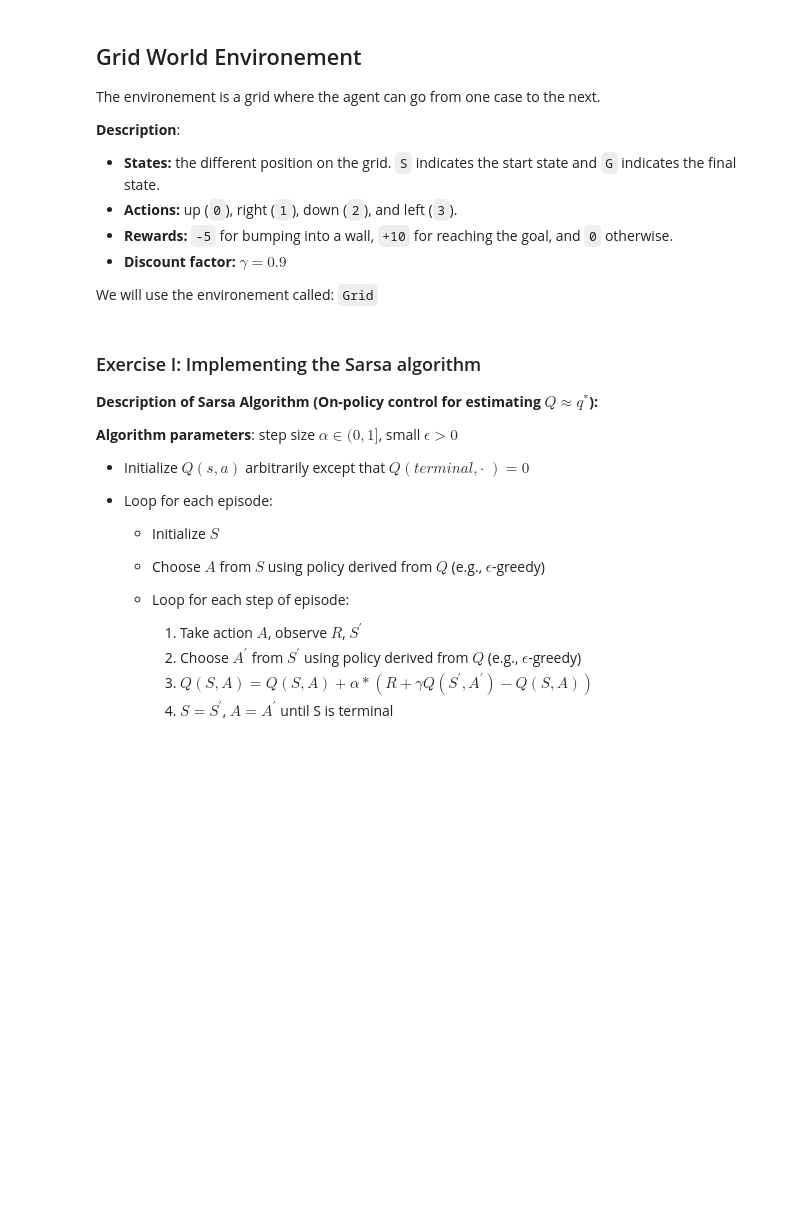
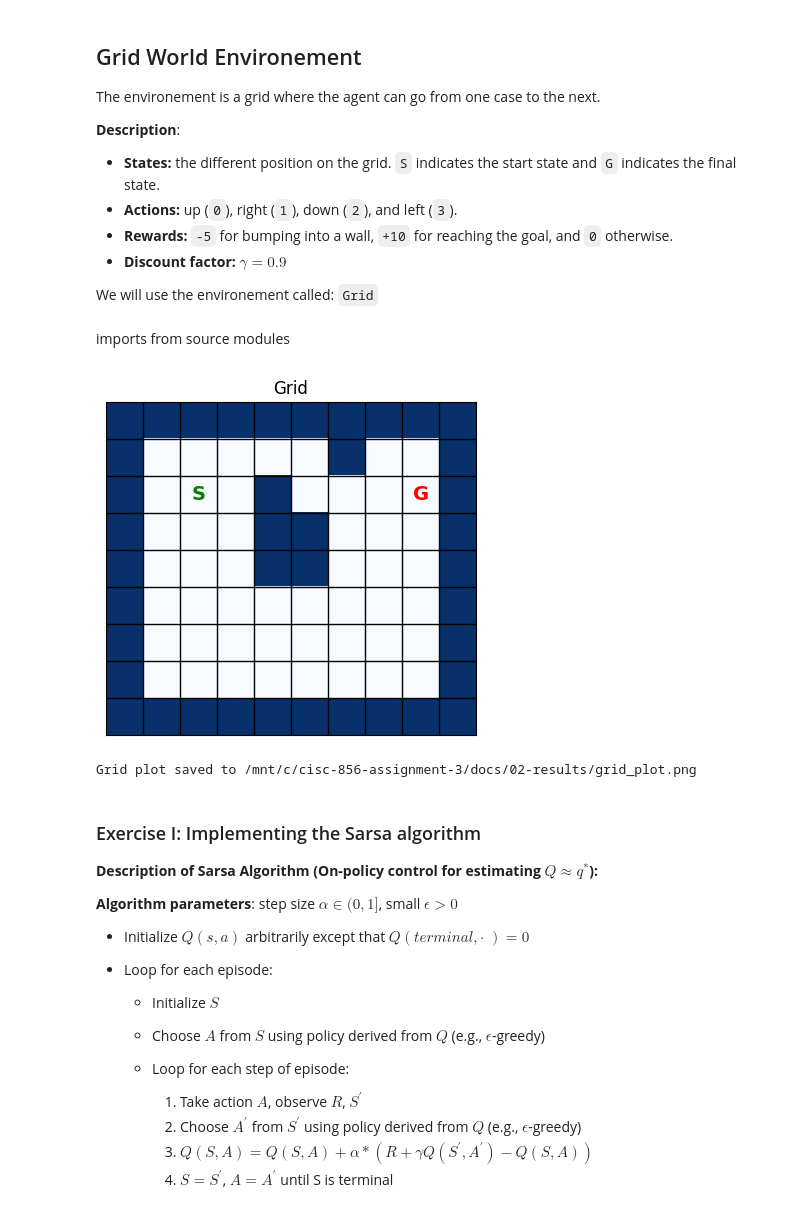
Before and after one commit to elsayedelmandoh/cisc-856-assignment-3, a Jupyter notebook: notebooks/01-assignment-3.ipynb, the cells around one changed output. Cells and saved outputs as stored; diff of their text form; code cells hidden in the pictures; blank space fills up the shorter version.

Commit message:
finished full assignment

```diff
--- a/notebooks/01-assignment-3.ipynb
+++ b/notebooks/01-assignment-3.ipynb
@@ -208,0 +42,2 @@ def visualise_policy(grid, agent):
+# %% [markdown]
+imports from source modules
@@ -209,3 +58,15 @@ def visualise_policy(grid, agent):
+# %%
+grid = Grid()
+fig = grid.plot_grid()
+plt.tight_layout()
+os.makedirs(FIGURES_DIR, exist_ok=True)
+plt.savefig(os.path.join(FIGURES_DIR, 'grid_plot.png'), dpi=150, bbox_inches='tight')
+plt.show()
+plt.close()
+print(f"Grid plot saved to {os.path.join(FIGURES_DIR, 'grid_plot.png')}")
+# %% [output]
+[figure, added]
+Grid plot saved to /mnt/c/cisc-856-assignment-3/docs/02-results/grid_plot.png
 # %% [markdown]
 ### Exercise I: Implementing the Sarsa algorithm
 
```
Also changed, not shown: parts of 41 cells of this notebook, 25 other files.
